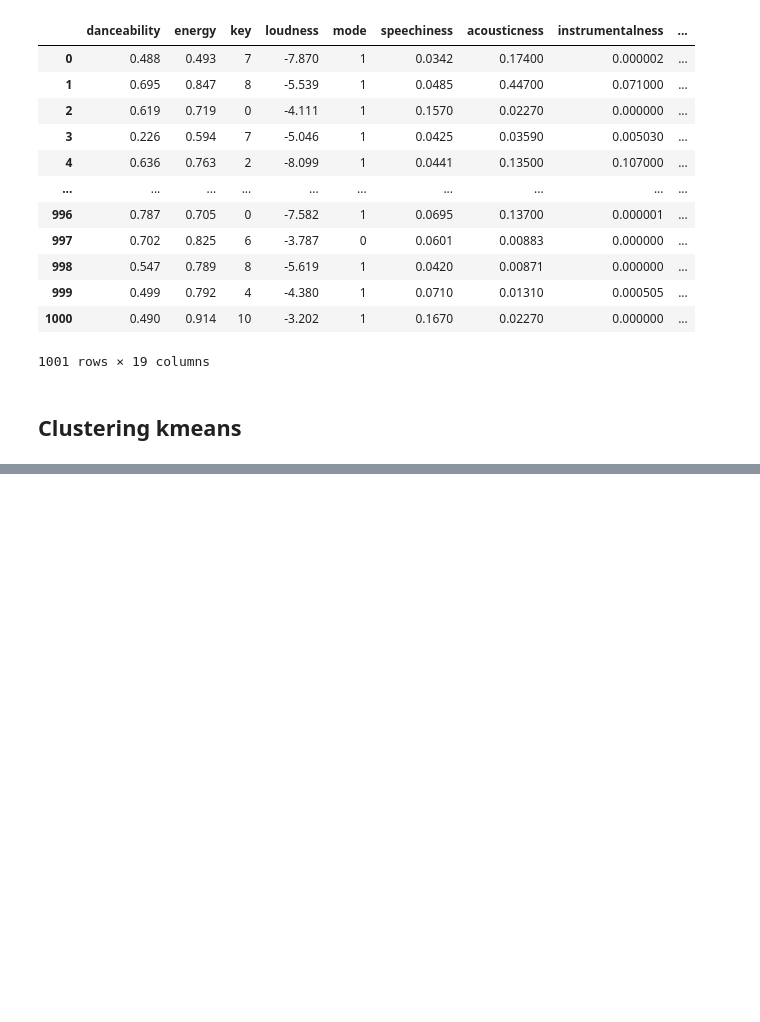
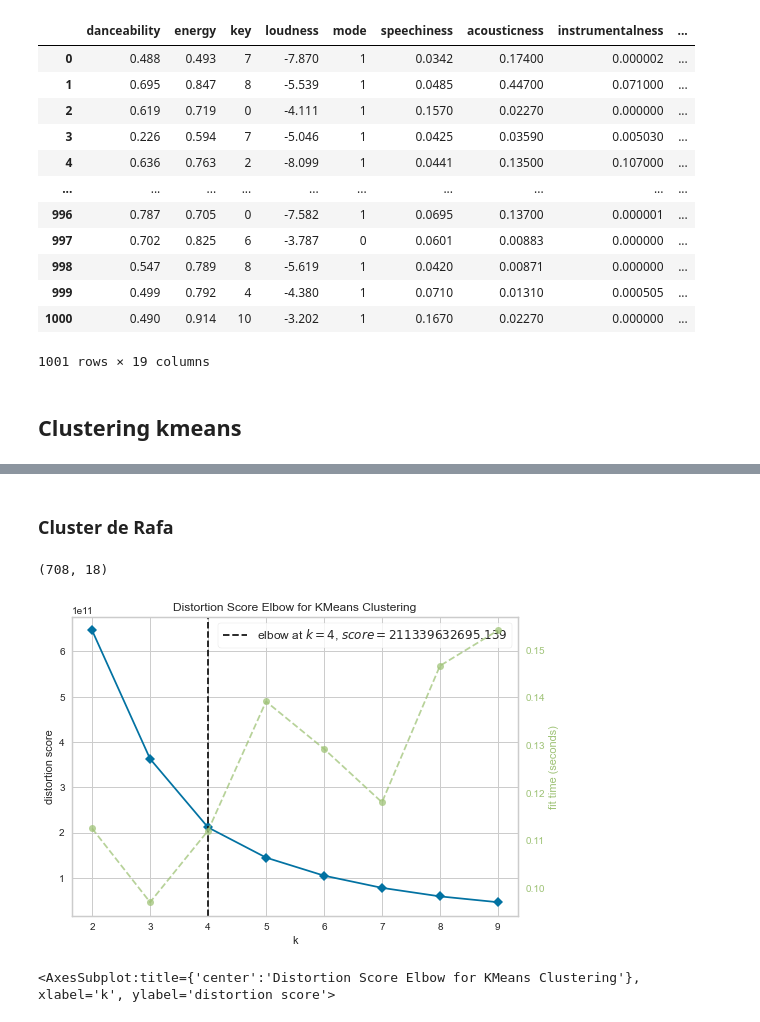
Before and after one commit to RafaPe/Song_Patterns, a Jupyter notebook: proyecto_min.ipynb, the cells around one changed output, grey strips where cells are left out. Cells and saved outputs as stored; diff of their text form; code cells hidden in the pictures; blank space fills up the shorter version.

```diff
--- a/proyecto_min.ipynb
+++ b/proyecto_min.ipynb
@@ -379,0 +311,16 @@ array([ 6.83186147e-01,  6.86564935e-01,  5.55194805e+00, -5.91340043e+00,
+# %% [markdown]
+### Cluster de Rafa
+# %%
+# rafa_songs.drop('label', inplace=True, axis=1)
+numpy_data_rafa = pd.DataFrame(rafa_songs).to_numpy()
+numpy_data_rafa.shape
+# %% [output]
+(708, 18)
+# %%
+model = KMeans()
+visualizer = KElbowVisualizer(model, k=(2,10))
+visualizer.fit(numpy_data_rafa)
+visualizer.poof()
+# %% [output]
+[figure, added]
+<AxesSubplot:title={'center':'Distortion Score Elbow for KMeans Clustering'}, xlabel='k', ylabel='distortion score'>
```
Also changed, not shown: parts of 73 cells of this notebook, 1 other file.
